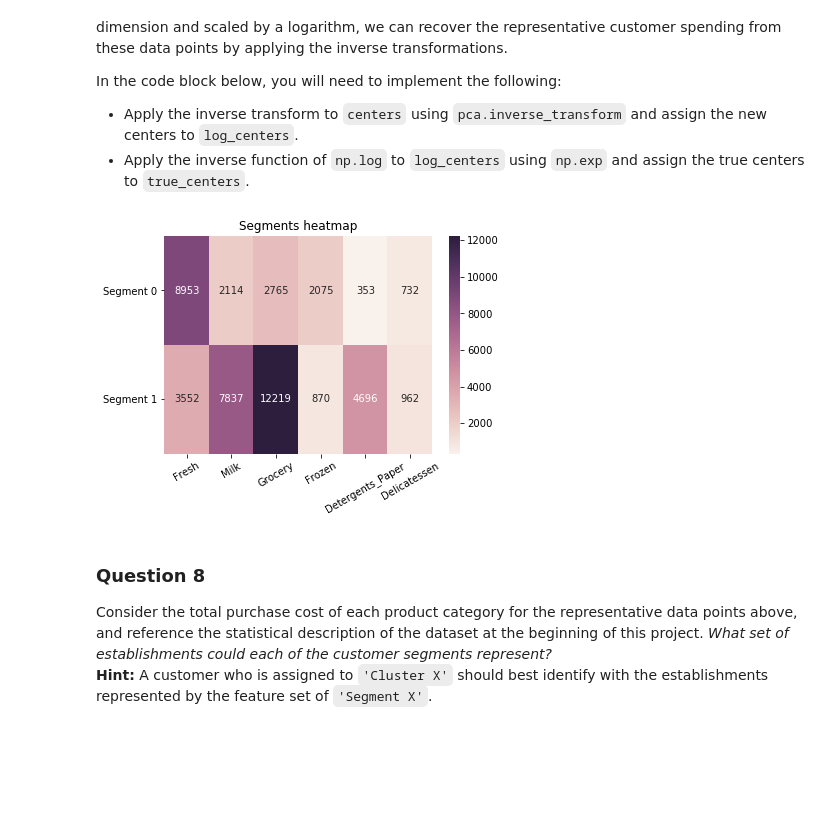
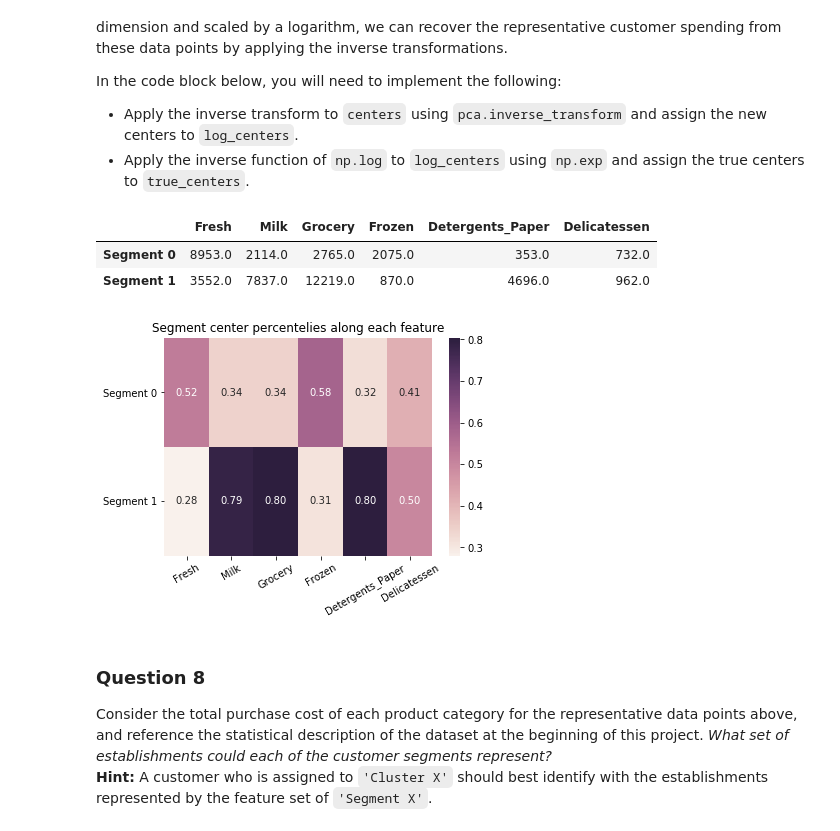
Before and after one commit to dmytrofisher/machine-learning, a Jupyter notebook: projects/customer_segments/customer_segments.ipynb, the cells around one changed output. Cells and saved outputs as stored; diff of their text form; code cells hidden in the pictures; blank space fills up the shorter version.

```diff
--- a/projects/customer_segments/customer_segments.ipynb
+++ b/projects/customer_segments/customer_segments.ipynb
@@ -526,24 +526,30 @@ In the code block below, you will need to implement the following:
 # %%
 # Inverse transform the centers
 log_centers = pca.inverse_transform(centers)
 
 # Exponentiate the centers
 true_centers = np.exp(log_centers)
 
 # Display the true centers
 segments = ['Segment {}'.format(i) for i in range(0,len(centers))]
 true_centers = pd.DataFrame(np.round(true_centers), columns = data.keys())
 true_centers.index = segments
-# display(true_centers)
+display(true_centers)
 
-h = sns.heatmap(true_centers, annot = True, fmt=".0f")
+all_ranked = true_centers.append(data, ignore_index = True).rank(pct = True)
+ranked_centers = all_ranked.head(2)
+
+h = sns.heatmap(ranked_centers, annot = True, fmt=".2f")
 h.set_xticklabels(labels = h.get_xticklabels(), rotation = 30)
-h.set_yticklabels(labels = h.get_yticklabels(), rotation = 0)
-h.set_title("Segments heatmap")
+h.set_yticklabels(labels = ["Segment 1", "Segment 0"], rotation = 0)
+h.set_title("Segment center percentelies along each feature")
 sns.plt.show()
 sns.reset_orig()
 # %% [output]
+|  | Fresh | Milk | Grocery | Frozen | Detergents_Paper | Delicatessen |
+| Segment 0 | 8953.0 | 2114.0 | 2765.0 | 2075.0 | 353.0 | 732.0 |
+| Segment 1 | 3552.0 | 7837.0 | 12219.0 | 870.0 | 4696.0 | 962.0 |
-[figure, old version]
+[figure, new version]
 # %% [markdown]
 ### Question 8
 Consider the total purchase cost of each product category for the representative data points above, and reference the statistical description of the dataset at the beginning of this project. *What set of establishments could each of the customer segments represent?*
```
Also changed, not shown: parts of 3 cells of this notebook, 1 other file.
